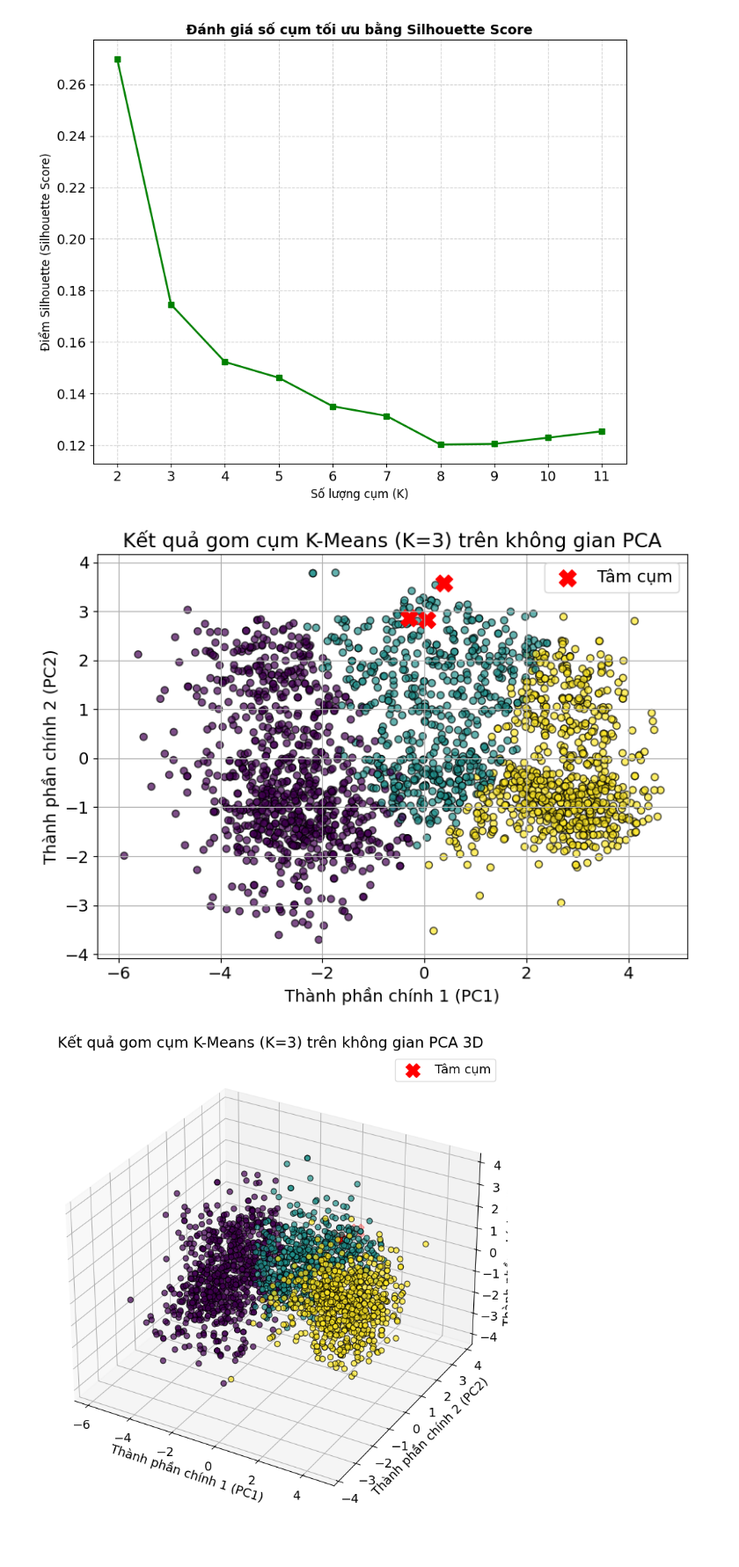
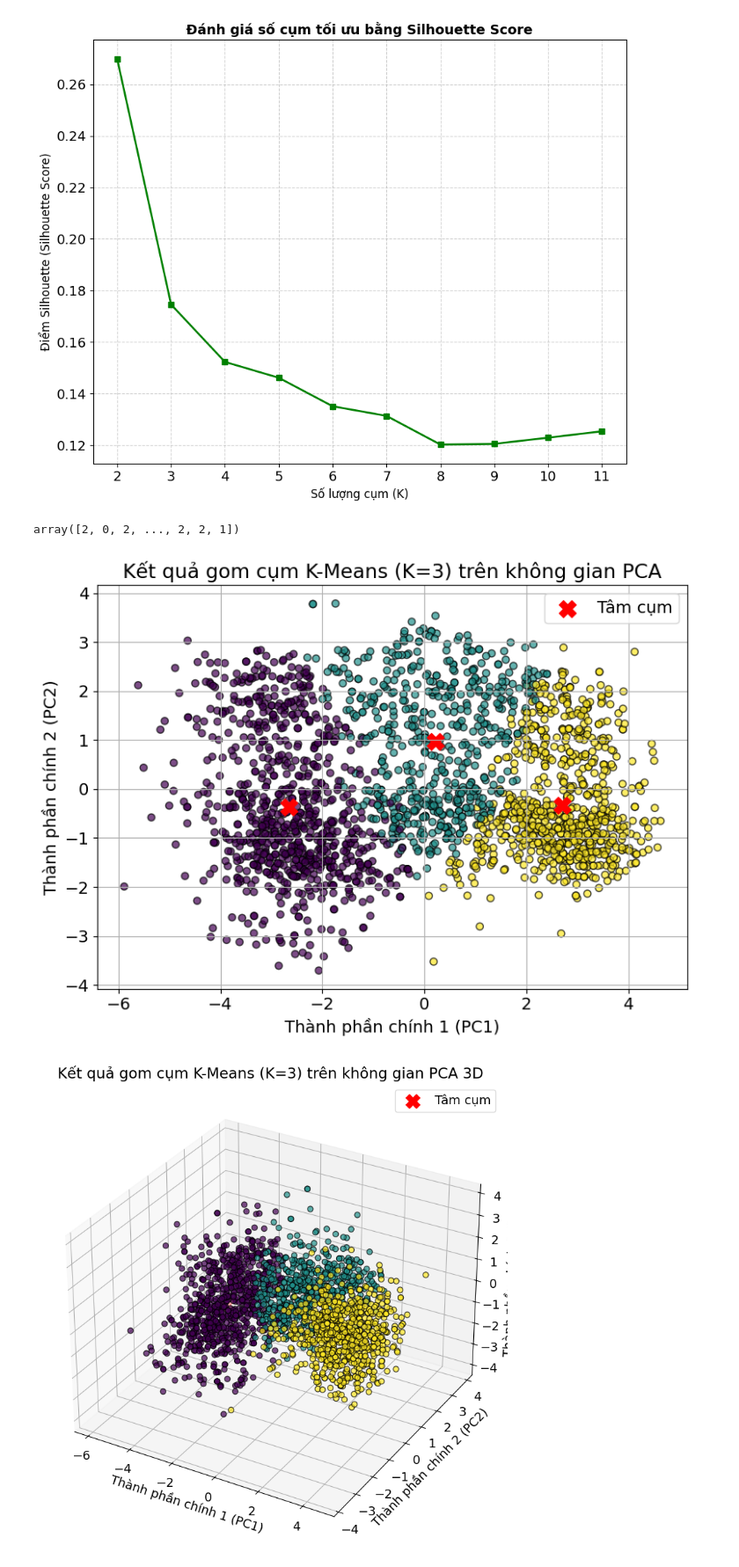
Before and after one commit to lamphat344961-alt/May_-hoc_thong_ke, a Jupyter notebook: TH3/bt_1.ipynb, the cells around one changed output. Shown at 88% size. Cells and saved outputs as stored; diff of their text form; code cells hidden in the pictures.

```diff
--- a/TH3/bt_1.ipynb
+++ b/TH3/bt_1.ipynb
@@ -483,27 +476,32 @@ plt.grid(True, linestyle='--', alpha=0.6)
 optimal_k = 3
 kmeans_optimal = KMeans(n_clusters=optimal_k, random_state=42, n_init=10)
 cluster_labels = kmeans_optimal.fit_predict(X_scaled)
+# %%
+cluster_labels
+# %% [output]
+array([2, 0, 2, ..., 2, 2, 1])
 # %%
 from sklearn.decomposition import PCA
 pca = PCA(n_components=3)
 X_pca = pca.fit_transform(X_scaled)
 # %%
-# Đồ thị 2: Trực quan hóa các cụm trên không gian PCA 2D
+# Chiếu tâm cụm vào không gian PCA
+centers_pca = pca.transform(kmeans_optimal.cluster_centers_)
+
+
 fig = plt.figure(figsize=(8, 6))
+scatter = plt.scatter(X_pca[:, 0], X_pca[:, 1], c=cluster_labels, cmap='viridis', alpha=0.7, edgecolors='k')
 
-scatter = plt.scatter(X_pca[:, 0], X_pca[:, 1], c=cluster_labels, cmap='viridis', alpha=0.7, edgecolors='k')
-# Vẽ các tâm cụm (centroids)
-plt.scatter(kmeans_optimal.cluster_centers_[:, 0], kmeans_optimal.cluster_centers_[:, 1],
+plt.scatter(centers_pca[:, 0], centers_pca[:, 1],
             s=200, c='red', marker='X', label='Tâm cụm')
 
 plt.xlabel('Thành phần chính 1 (PC1)')
 plt.ylabel('Thành phần chính 2 (PC2)')
 plt.title(f'Kết quả gom cụm K-Means (K={optimal_k}) trên không gian PCA')
 plt.legend()
 plt.grid(True)
-
 plt.tight_layout()
 plt.show()
 # %% [output]
-[figure, old version]
+[figure, new version]
 # %%
```
Also changed, not shown: parts of 11 cells of this notebook, 1 other file.
